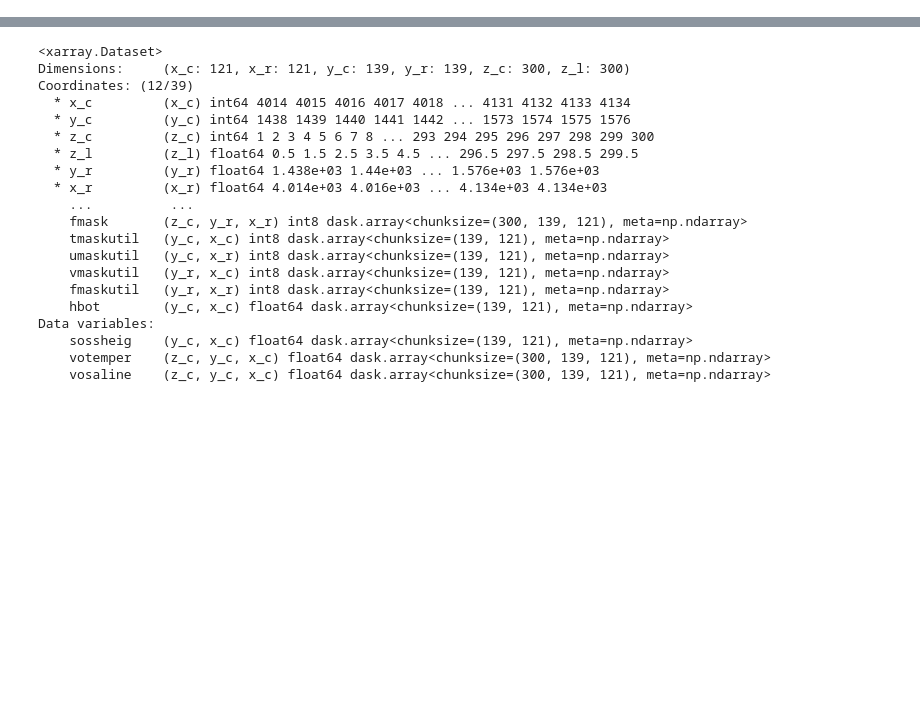
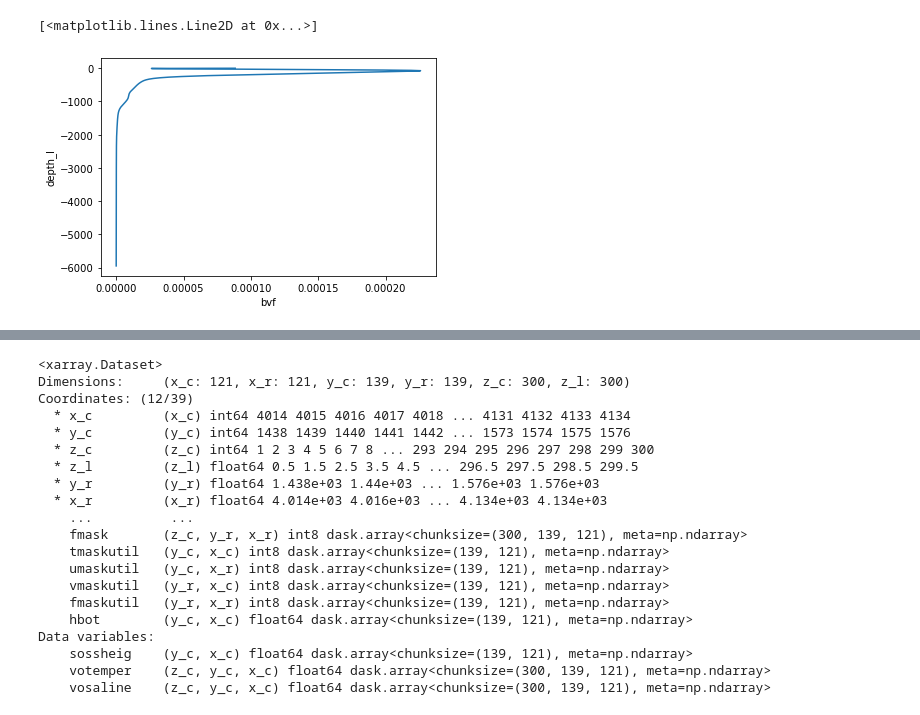
Before and after one commit to NoeLahaye/ITideNATL, a Jupyter notebook: code/compute_mean_stratif.ipynb, the cells around one changed output, grey strips where cells are left out. Saved outputs shown, nothing was run; the diff lists cells and outputs as text; code cells hidden in the pictures; blank space fills up the shorter version.

```diff
--- a/code/compute_mean_stratif.ipynb
+++ b/code/compute_mean_stratif.ipynb
@@ -167,0 +481,7 @@ distributed.nanny - WARNING - Restarting worker
+# %%
+ds_re = xr.open_zarr(out_file)
+bvf_moy = ds_re.bvf.mean(dim=("x_c","y_c")).persist()
+bvf_moy.plot(y="depth_l")
+# %% [output]
+[<matplotlib.lines.Line2D at 0x...>]
+[figure, added]
```
Also changed, not shown: parts of 42 cells of this notebook, 2 other files.
